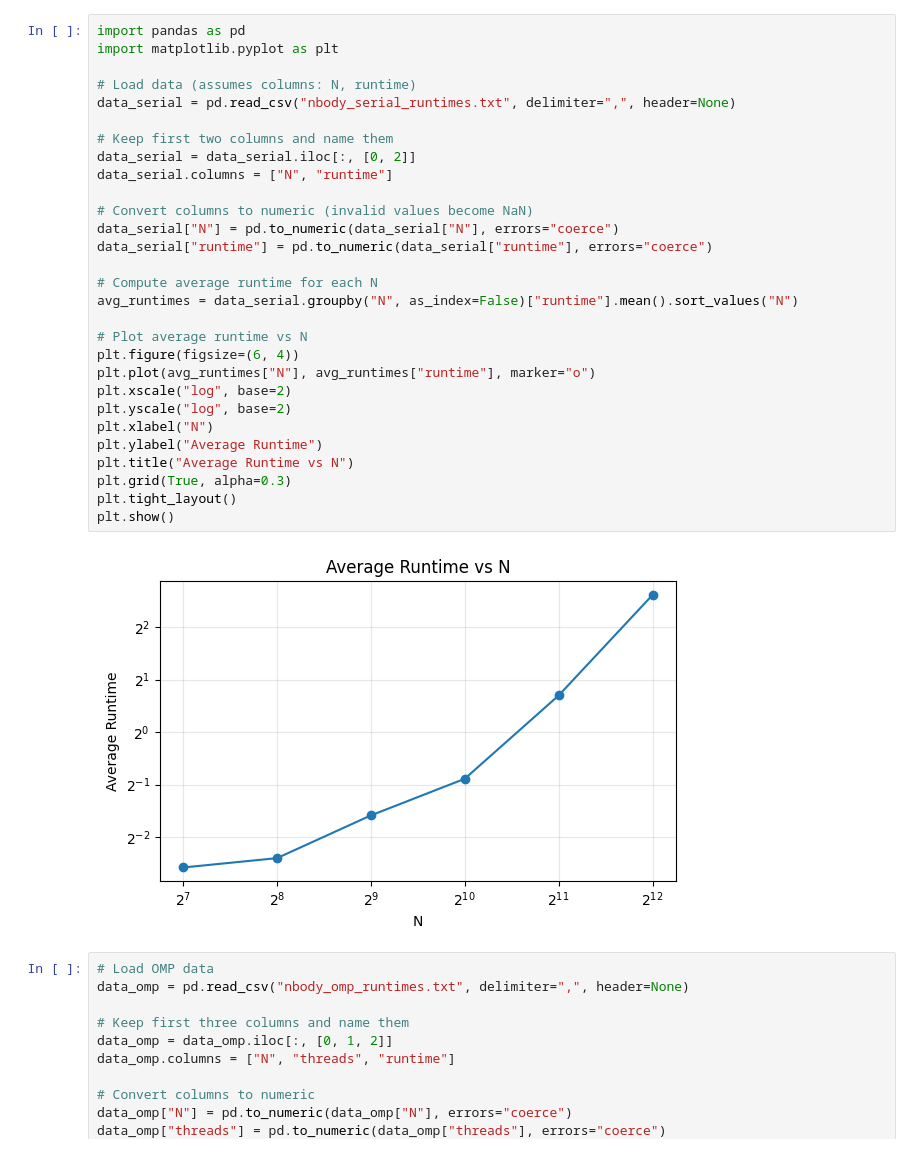
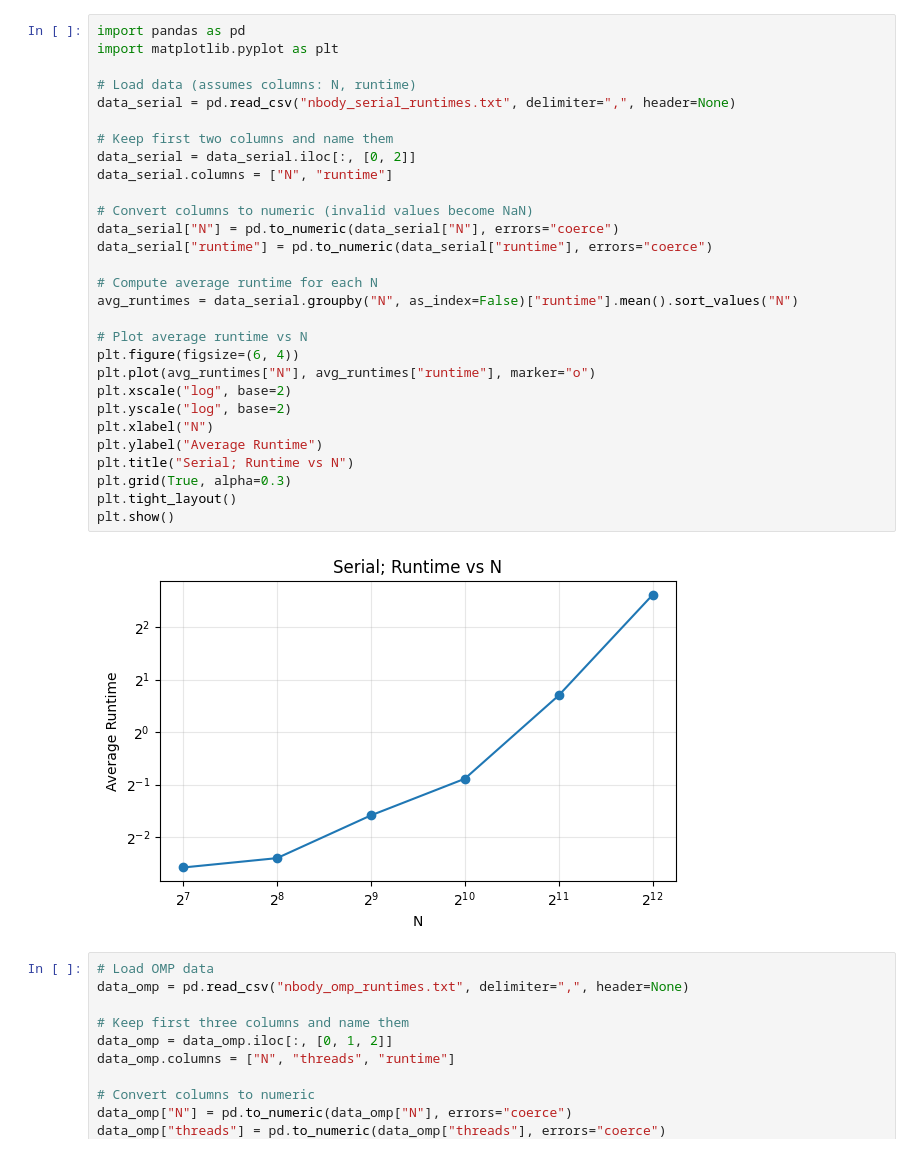
Before and after one commit to desaiamogh31/utd-hpc-course-repo, a Jupyter notebook: hw5/benchmark.ipynb, the cells around one changed output. Saved outputs shown, nothing was run; the diff lists cells and outputs as text.

```diff
--- a/hw5/benchmark.ipynb
+++ b/hw5/benchmark.ipynb
@@ -1,34 +1,34 @@
 # %%
 import pandas as pd
 import matplotlib.pyplot as plt
 
 # Load data (assumes columns: N, runtime)
 data_serial = pd.read_csv("nbody_serial_runtimes.txt", delimiter=",", header=None)
 
 # Keep first two columns and name them
 data_serial = data_serial.iloc[:, [0, 2]]
 data_serial.columns = ["N", "runtime"]
 
 # Convert columns to numeric (invalid values become NaN)
 data_serial["N"] = pd.to_numeric(data_serial["N"], errors="coerce")
 data_serial["runtime"] = pd.to_numeric(data_serial["runtime"], errors="coerce")
 
 # Compute average runtime for each N
 avg_runtimes = data_serial.groupby("N", as_index=False)["runtime"].mean().sort_values("N")
 
 # Plot average runtime vs N
 plt.figure(figsize=(6, 4))
 plt.plot(avg_runtimes["N"], avg_runtimes["runtime"], marker="o")
 plt.xscale("log", base=2)
 plt.yscale("log", base=2)
 plt.xlabel("N")
 plt.ylabel("Average Runtime")
-plt.title("Average Runtime vs N")
+plt.title("Serial; Runtime vs N")
 plt.grid(True, alpha=0.3)
 plt.tight_layout()
 plt.show()
 # %% [output]
-[figure, old version]
+[figure, new version]
 # %%
 # Load OMP data
 data_omp = pd.read_csv("nbody_omp_runtimes.txt", delimiter=",", header=None)
```
Also changed, not shown: parts of 4 cells of this notebook, 23 other files.
